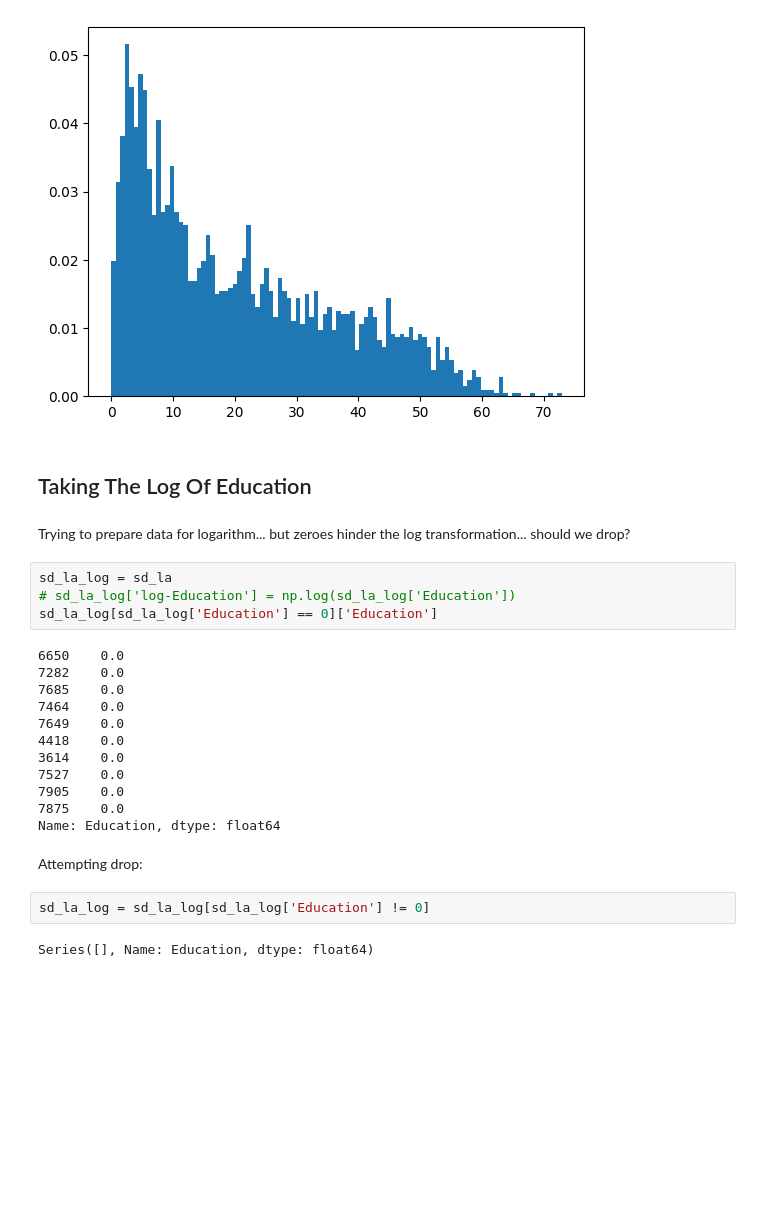
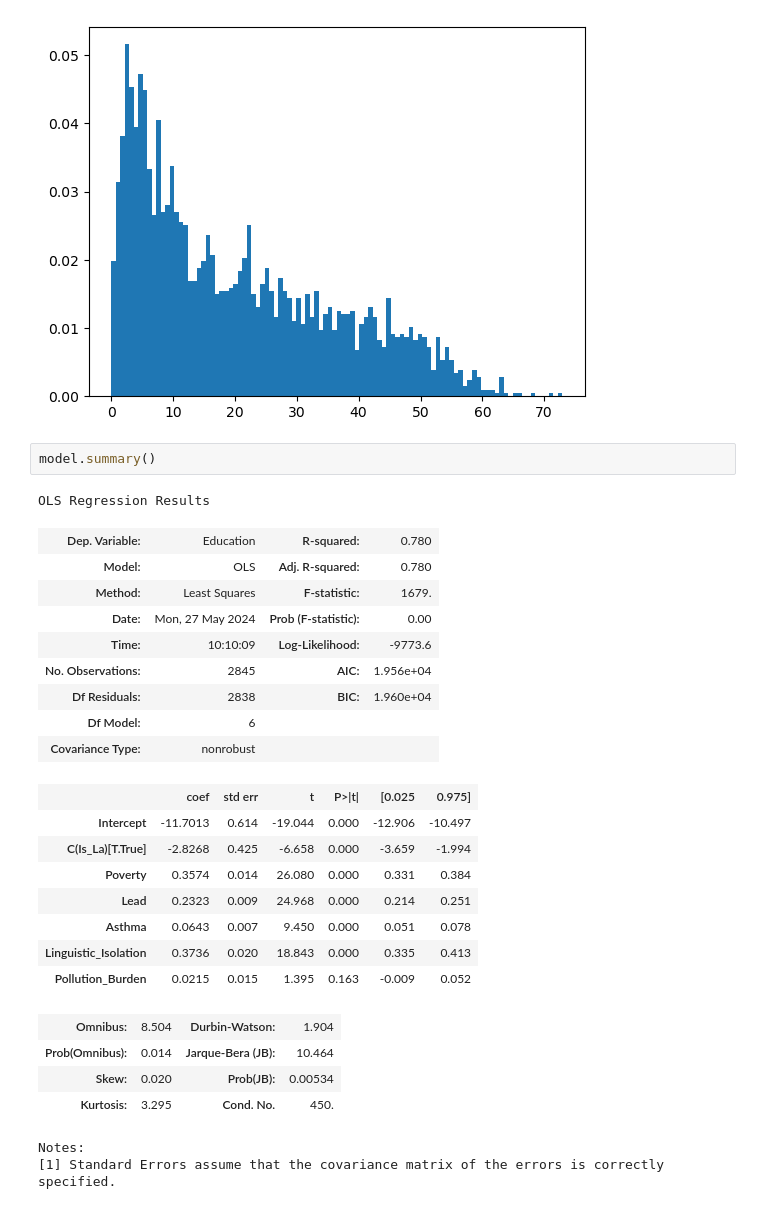
Before and after one commit to valenciaaalberto/Math189Project, a Jupyter notebook: Data/project.ipynb, the cells around one changed output. Cells and saved outputs as stored; diff of their text form; blank space fills up the shorter version.

```diff
--- a/Data/project.ipynb
+++ b/Data/project.ipynb
@@ -410,29 +411,30 @@ plt.hist(sd_la['Education'], bins=100, density=True)
         69.984, 70.713, 71.442, 72.171, 72.9  ]),
  <BarContainer object of 100 artists>)
 [figure]
-# %% [markdown]
-## Taking The Log Of Education
-# %% [markdown]
-Trying to prepare data for logarithm... but zeroes hinder the log transformation... should we drop?
-# %%
-sd_la_log = sd_la
-# sd_la_log['log-Education'] = np.log(sd_la_log['Education'])
-sd_la_log[sd_la_log['Education'] == 0]['Education']
-# %% [output]
-6650    0.0
-7282    0.0
-7685    0.0
-7464    0.0
-7649    0.0
-4418    0.0
-3614    0.0
-7527    0.0
-7905    0.0
-7875    0.0
-Name: Education, dtype: float64
-# %% [markdown]
-Attempting drop:
-# %%
-sd_la_log = sd_la_log[sd_la_log['Education'] != 0]
-# %% [output]
-Series([], Name: Education, dtype: float64)
+# %%
+model.summary()
+# %% [output]
+OLS Regression Results
+| Dep. Variable: | Education | R-squared: | 0.780 |
+| Model: | OLS | Adj. R-squared: | 0.780 |
+| Method: | Least Squares | F-statistic: | 1679. |
+| Date: | Mon, 27 May 2024 | Prob (F-statistic): | 0.00 |
+| Time: | 10:10:09 | Log-Likelihood: | -9773.6 |
+| No. Observations: | 2845 | AIC: | 1.956e+04 |
+| Df Residuals: | 2838 | BIC: | 1.960e+04 |
+| Df Model: | 6 |  |  |
+| Covariance Type: | nonrobust |  |  |
+|  | coef | std err | t | P>|t| | [0.025 | 0.975] |
+| Intercept | -11.7013 | 0.614 | -19.044 | 0.000 | -12.906 | -10.497 |
+| C(Is_La)[T.True] | -2.8268 | 0.425 | -6.658 | 0.000 | -3.659 | -1.994 |
+| Poverty | 0.3574 | 0.014 | 26.080 | 0.000 | 0.331 | 0.384 |
+| Lead | 0.2323 | 0.009 | 24.968 | 0.000 | 0.214 | 0.251 |
+| Asthma | 0.0643 | 0.007 | 9.450 | 0.000 | 0.051 | 0.078 |
+| Linguistic_Isolation | 0.3736 | 0.020 | 18.843 | 0.000 | 0.335 | 0.413 |
+| Pollution_Burden | 0.0215 | 0.015 | 1.395 | 0.163 | -0.009 | 0.052 |
+| Omnibus: | 8.504 | Durbin-Watson: | 1.904 |
+| Prob(Omnibus): | 0.014 | Jarque-Bera (JB): | 10.464 |
+| Skew: | 0.020 | Prob(JB): | 0.00534 |
+| Kurtosis: | 3.295 | Cond. No. | 450. |
+Notes:
+[1] Standard Errors assume that the covariance matrix of the errors is correctly specified.
```
Also changed, not shown: parts of 18 cells of this notebook.
